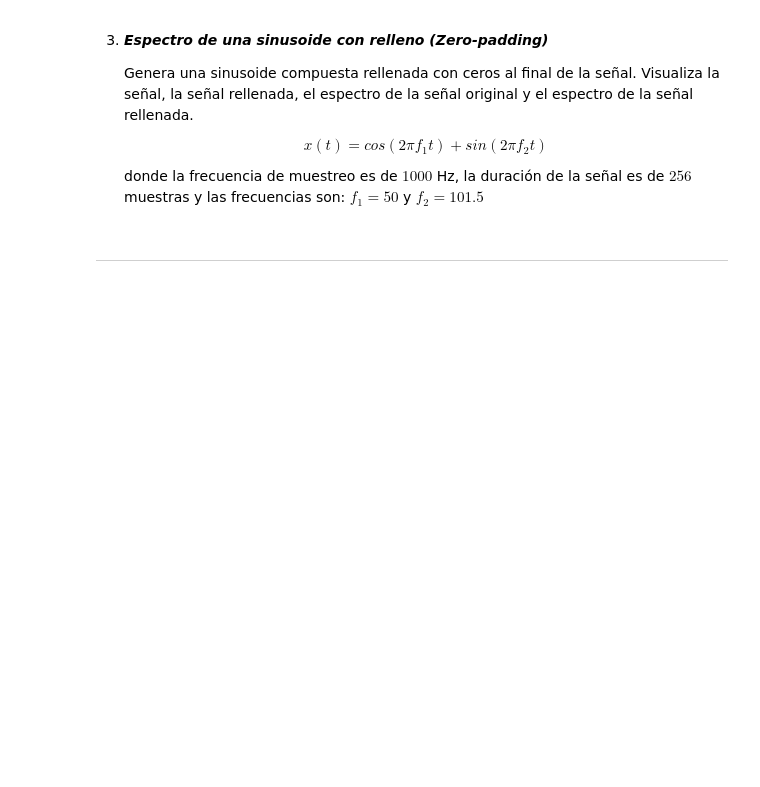
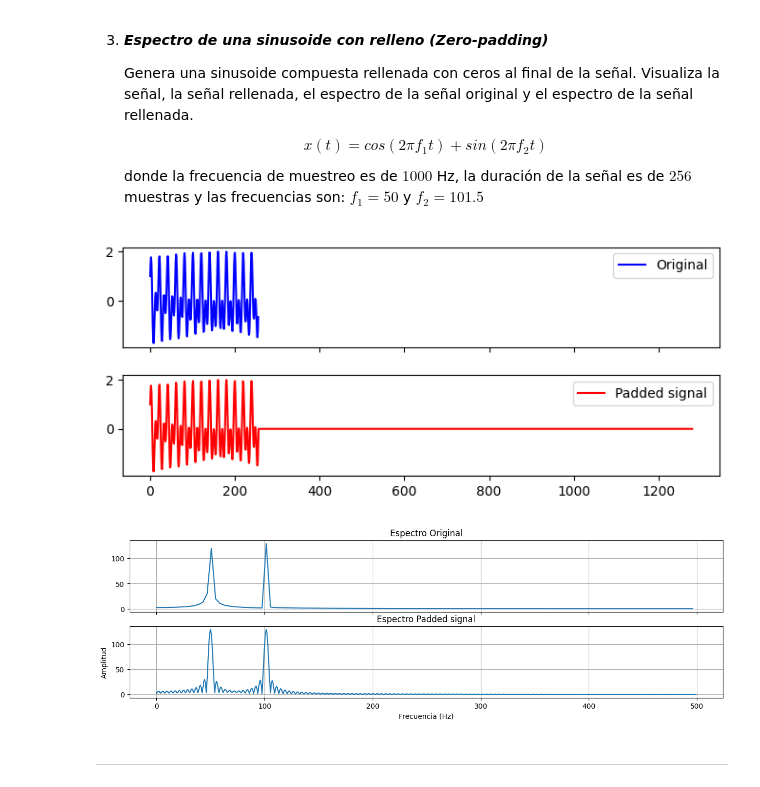
Before and after one commit to alanglk/KISA, a Jupyter notebook: src/PIS/labs/2.procesado_espectral.ipynb, the cells around one changed output. Drawn from its saved outputs; the diff is of its cells as text; code cells hidden in the pictures; blank space fills up the shorter version.

```diff
--- a/src/PIS/labs/2.procesado_espectral.ipynb
+++ b/src/PIS/labs/2.procesado_espectral.ipynb
@@ -159,3 +186,47 @@ print(seleccionada)
+# %%
+num_samples = 256       # numero de muestras de la señal generada
+fs          = 1000      # Frecuencia de muestreo en Hz
+f1 = 50
+f2 = 101.5
+t = np.linspace(0, num_samples / fs, num_samples, endpoint=False)
+
+# Función sinusoidal compuesta
+signal = np.cos(2*np.pi*f1*t) + np.sin(2*np.pi*f2*t)
+
+# Zero-padding (1024 muestras)
+signal_padding = np.pad(signal, (0, 1024))
+
+# Visualización
+f, axs = plt.subplots(2, figsize=(7, 3), sharex=True)
+plt.tight_layout()
+axs[0].plot(signal, color = "blue",   label = "Original")
+axs[0].legend()
+axs[1].plot(signal_padding, color = "red",   label = "Padded signal")
+axs[1].legend()
+
+# Espectro
+def plot_spectrum(ax, signal, fs, title):
+    n = len(signal)
+    fft_result = np.fft.fft(signal)
+    freqs = np.fft.fftfreq(n, 1 / fs)
+    amplitude = np.abs(fft_result)
+    half_n = n // 2
+    freqs = freqs[:half_n]
+    amplitude = amplitude[:half_n]
+    ax.plot(freqs, amplitude)
+    ax.set_title(title)
+    ax.grid()
+
+signals = [(signal, "Espectro Original"), (signal_padding, "Espectro Padded signal")]
+f, axs = plt.subplots(2, figsize=(15, 4), sharex=True)
+for i, (a, label) in enumerate(signals):
+    plot_spectrum(axs[i], a, fs, label)
+axs[i].set_xlabel('Frecuencia (Hz)')
+axs[i].set_ylabel('Amplitud')
+plt.show()
+# %% [output]
+[figure, added]
+[figure, added]
 # %% [markdown]
 <hr style="border: 1px solid green" />
 # %% [markdown]
```
Also changed, not shown: parts of 22 cells of this notebook.
